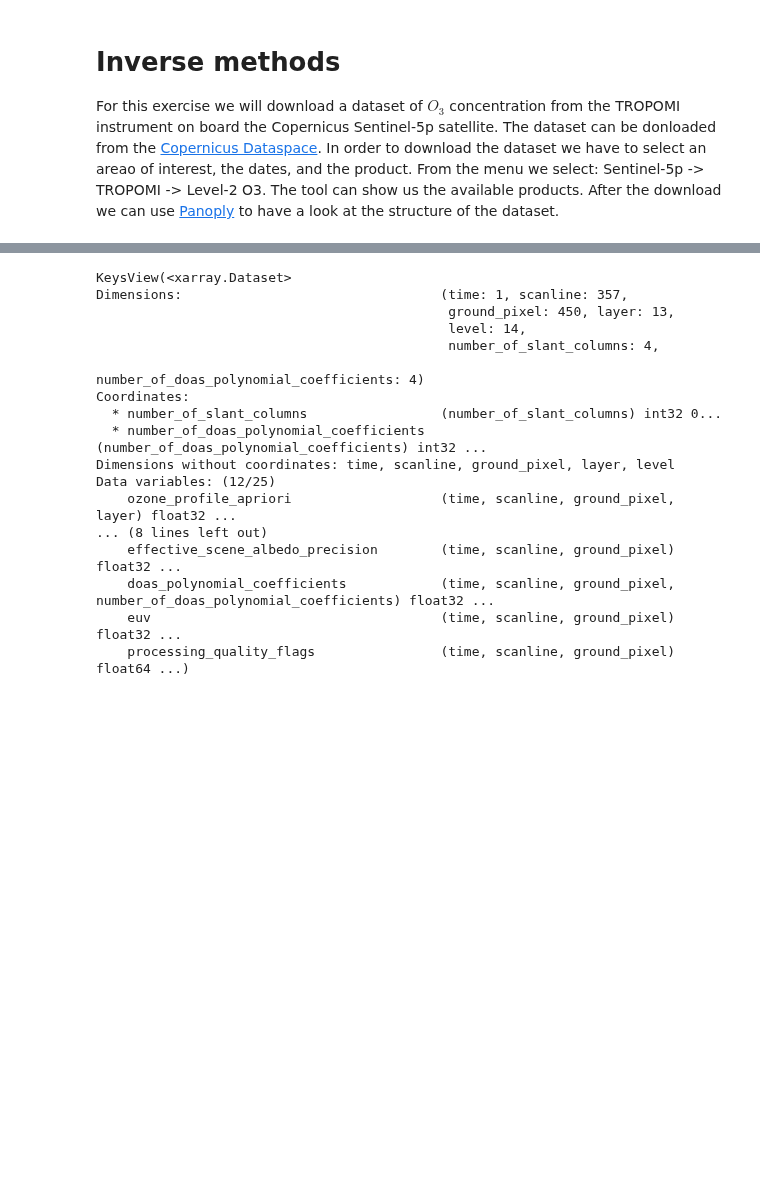
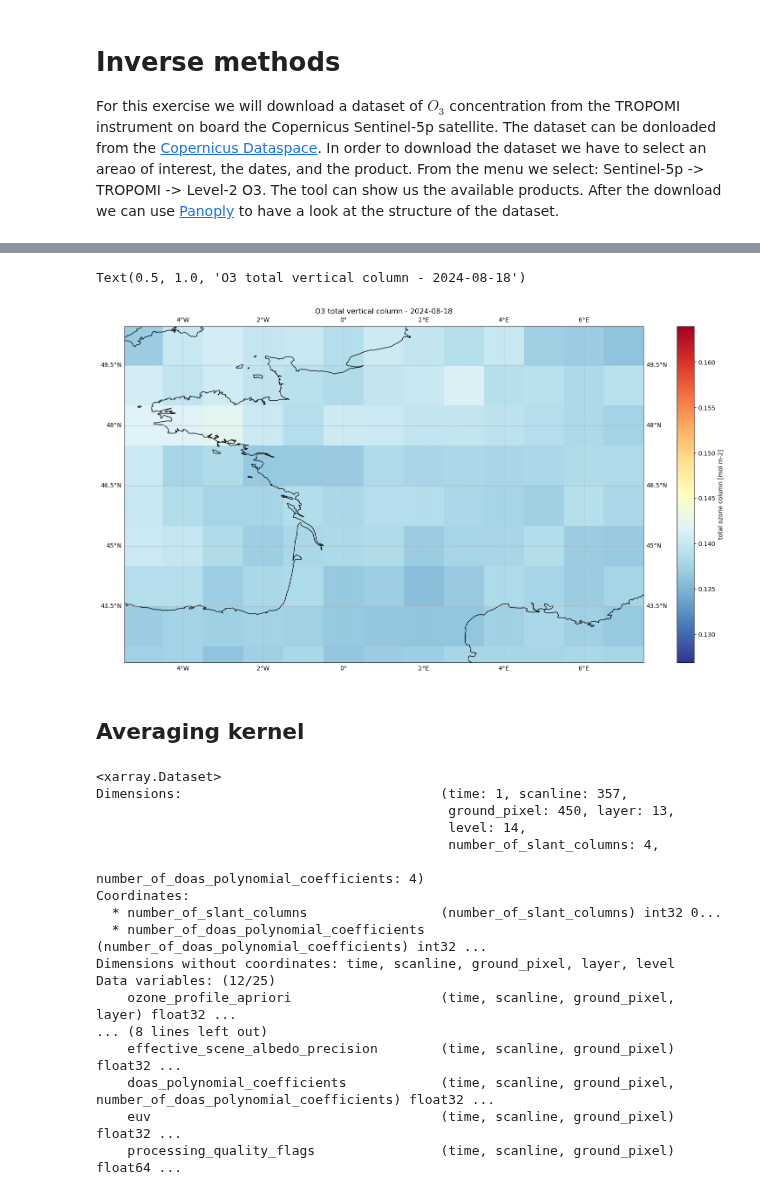
Before and after one commit to mea06em/cams-act6, a Jupyter notebook: 06-ak/inverse_methods.ipynb, the cells around one changed output, grey strips where cells are left out. Saved outputs shown, nothing was run; the diff lists cells and outputs as text; code cells hidden in the pictures; blank space fills up the shorter version.

Commit message:
data visualisation

```diff
--- a/06-ak/inverse_methods.ipynb
+++ b/06-ak/inverse_methods.ipynb
@@ -65,0 +35,6 @@ root group (NETCDF4 data model, file format HDF5):
+# %%
+bb_north = 50.4687
+bb_south = 42.0917
+bb_west = -5.4580
+bb_east = 7.4794
+area_of_interest = [bb_north, bb_west, bb_south, bb_east]
@@ -65,0 +66,3 @@ root group (NETCDF4 data model, file format HDF5):
+# %%
+o3_total_column = o3_product_ds['ozone_total_vertical_column']
+o3_total_column
@@ -66,8 +117,28 @@ root group (NETCDF4 data model, file format HDF5):
+# %%
+def create_figure():
+    fig = plt.figure(figsize=(20,10))
+    ax = plt.axes(projection=ccrs.PlateCarree())
+    ax.add_feature(cartopy.feature.OCEAN)
+    ax.add_feature(cartopy.feature.LAND, edgecolor='black')
+    ax.coastlines()
+    ax.set_extent([bb_west, bb_east, bb_south, bb_north], ccrs.PlateCarree())
+    gl = ax.gridlines(draw_labels=True, linestyle='--')
+    return fig, ax
+# %%
+_, ax = create_figure()
+o3_total_column_observations = o3_total_column.sel(time='2024-08-18')
+o3_total_column_observations.plot.pcolormesh(ax=ax, x=None, y=None, add_colorbar=True, cmap='RdYlBu_r')
+plt.title('O3 total vertical column - 2024-08-18')
+# %% [output]
+Text(0.5, 1.0, 'O3 total vertical column - 2024-08-18')
+[figure, added]
+# %% [markdown]
+## Averaging kernel
 # %%
 o3_support_ds = xr.open_dataset(path + filename, group='PRODUCT/SUPPORT_DATA/DETAILED_RESULTS')
-o3_support_ds.keys()
+o3_support_ds
 # %% [output]
-KeysView(<xarray.Dataset>
+<xarray.Dataset>
 Dimensions:                                 (time: 1, scanline: 357,
                                              ground_pixel: 450, layer: 13,
                                              level: 14,
@@ -83,4 +154,4 @@ Data variables: (12/25)
     effective_scene_albedo_precision        (time, scanline, ground_pixel) float32 ...
     doas_polynomial_coefficients            (time, scanline, ground_pixel, number_of_doas_polynomial_coefficients) float32 ...
     euv                                     (time, scanline, ground_pixel) float32 ...
-    processing_quality_flags                (time, scanline, ground_pixel) float64 ...)
+    processing_quality_flags                (time, scanline, ground_pixel) float64 ...
```
Also changed, not shown: parts of 10 cells of this notebook, 1 other file.
